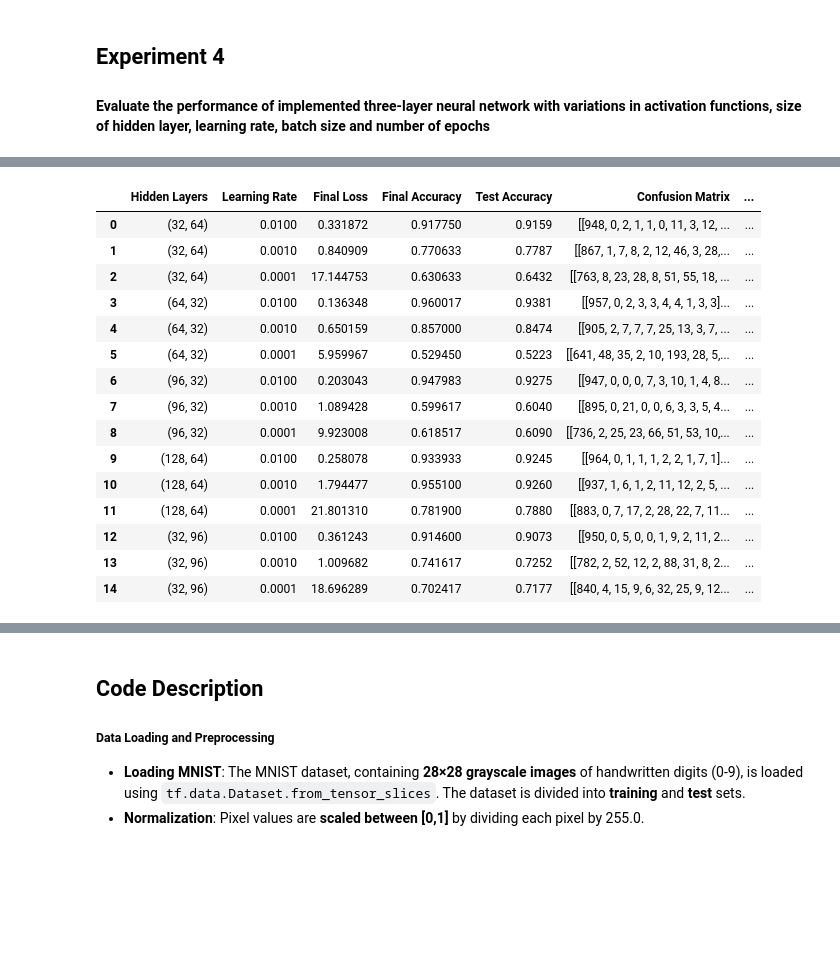
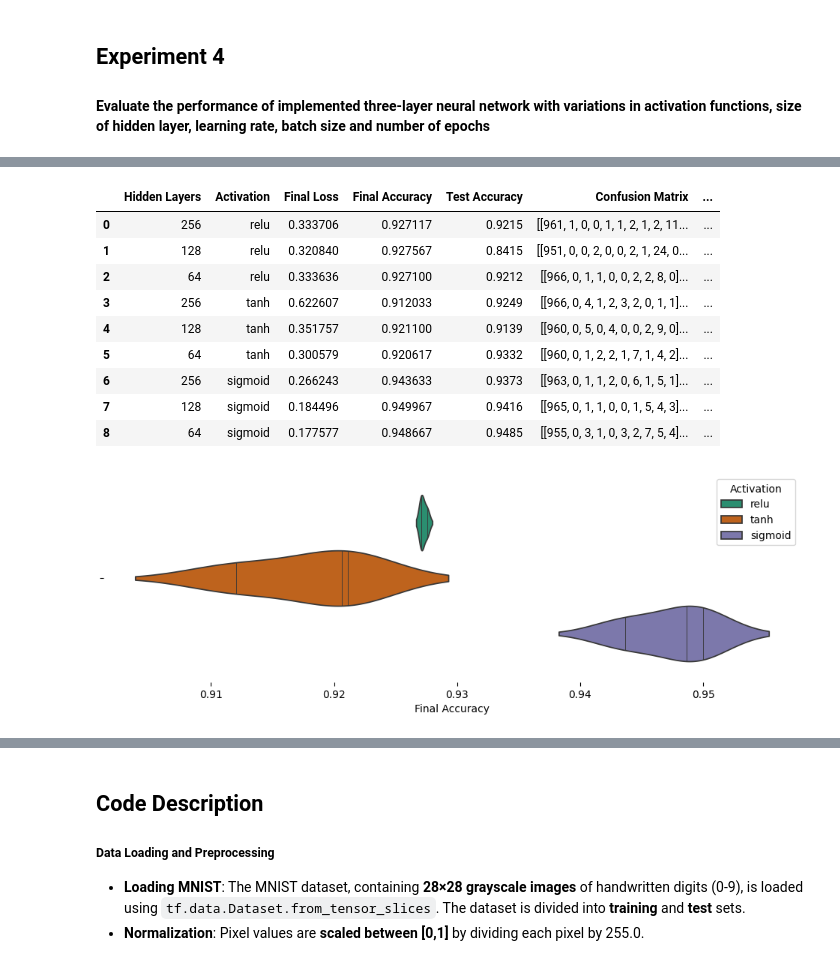
Before and after one commit to pungaliadarshil/23UADS4111-Darshil_Pungalia-NNLAB-2025, a Jupyter notebook: Exp-4.ipynb, the cells around one changed output, grey strips where cells are left out. Cells and saved outputs as stored; diff of their text form; code cells hidden in the pictures; blank space fills up the shorter version.

```diff
--- a/Exp-4.ipynb
+++ b/Exp-4.ipynb
@@ -22,15 +18,31 @@ epochs = 20
+# %%
+batch_size = 10
+epochs = 50
 # %%
-activations = ['relu', 'tanh']
-hidden_layer_sizes_double_layer = [(32,64), (64,32), (96,32), (128,64), (32,96)]
-learning_rates = [1e-2, 1e-3, 1e-4]
+activations = {'relu': tf.nn.relu, 'tanh': tf.nn.tanh, 'sigmoid': tf.nn.sigmoid}
+hidden_layer_sizes = [256, 128, 64]
 
-def activation_function(x):
-    return tf.nn.relu(x)
-
-# Dataset Prepare
+# Dataset
 def preprocess(image, label):
     image = tf.reshape(image, [784])
     image = tf.cast(image, tf.float32) / 255.0
     label = tf.one_hot(label, 10)
     return image, label
+
+train_data = (
+        tf.data.Dataset.from_tensor_slices((X_train, y_train))
+        .map(preprocess)
+        .shuffle(60000)
+        .batch(batch_size)
+        .cache()
+        .prefetch(tf.data.AUTOTUNE)
+    )
+
+test_data = (
+        tf.data.Dataset.from_tensor_slices((X_test, y_test))
+        .map(preprocess)
+        .batch(batch_size)
+        .cache()
+        .prefetch(tf.data.AUTOTUNE)
+    )
 # %%
@@ -131,10 +113,10 @@ def train_and_evaluate(hidden_layers, learning_rate):
 
     return loss_history, accuracy_history, test_acc, cm, execution_time
 # %%
-results_double_layer = []
+results = []
 
-for hidden_sizes in hidden_layer_sizes_double_layer:
-    for lr in learning_rates:
-        loss_hist, acc_hist, test_acc, cm, exec_time = train_and_evaluate(hidden_sizes, lr)
-        results_double_layer.append([hidden_sizes, lr, loss_hist[-1], acc_hist[-1], test_acc, cm, exec_time])
+for activation_name, activation in activations.items():
+    for hidden_size in hidden_layer_sizes:
+          loss, acc, test_acc, cm, exec_time = train_and_evaluate(hidden_size, activation)
+          results.append([hidden_size, activation_name, loss[-1], acc[-1], test_acc, cm, exec_time])
 # %% [output]
@@ -156,26 +132,27 @@ Completed: Layers=(32, 96), LR=0.0001
 # %%
-columns = ["Hidden Layers", "Learning Rate", "Final Loss", "Final Accuracy", "Test Accuracy", "Confusion Matrix", "Execution Time"]
+columns = ["Hidden Layers", "Activation", "Final Loss", "Final Accuracy", "Test Accuracy", "Confusion Matrix", "Execution Time"]
 
 
-neuralMetrics = pd.DataFrame(results_double_layer, columns=columns)
+neuralMetrics = pd.DataFrame(results, columns=columns)
 display(neuralMetrics)
 # %% [output]
-|  | Hidden Layers | Learning Rate | Final Loss | Final Accuracy | Test Accuracy | Confusion Matrix | ... |
-| 0 | (32, 64) | 0.0100 | 0.331872 | 0.917750 | 0.9159 | [[948, 0, 2, 1, 1, 0, 11, 3, 12, ... | ... |
-| 1 | (32, 64) | 0.0010 | 0.840909 | 0.770633 | 0.7787 | [[867, 1, 7, 8, 2, 12, 46, 3, 28,... | ... |
-| 2 | (32, 64) | 0.0001 | 17.144753 | 0.630633 | 0.6432 | [[763, 8, 23, 28, 8, 51, 55, 18, ... | ... |
-| 3 | (64, 32) | 0.0100 | 0.136348 | 0.960017 | 0.9381 | [[957, 0, 2, 3, 3, 4, 4, 1, 3, 3]... | ... |
-| 4 | (64, 32) | 0.0010 | 0.650159 | 0.857000 | 0.8474 | [[905, 2, 7, 7, 7, 25, 13, 3, 7, ... | ... |
-| 5 | (64, 32) | 0.0001 | 5.959967 | 0.529450 | 0.5223 | [[641, 48, 35, 2, 10, 193, 28, 5,... | ... |
-| 6 | (96, 32) | 0.0100 | 0.203043 | 0.947983 | 0.9275 | [[947, 0, 0, 0, 7, 3, 10, 1, 4, 8... | ... |
-| 7 | (96, 32) | 0.0010 | 1.089428 | 0.599617 | 0.6040 | [[895, 0, 21, 0, 0, 6, 3, 3, 5, 4... | ... |
-| 8 | (96, 32) | 0.0001 | 9.923008 | 0.618517 | 0.6090 | [[736, 2, 25, 23, 66, 51, 53, 10,... | ... |
-| 9 | (128, 64) | 0.0100 | 0.258078 | 0.933933 | 0.9245 | [[964, 0, 1, 1, 1, 2, 2, 1, 7, 1]... | ... |
-| 10 | (128, 64) | 0.0010 | 1.794477 | 0.955100 | 0.9260 | [[937, 1, 6, 1, 2, 11, 12, 2, 5, ... | ... |
-| 11 | (128, 64) | 0.0001 | 21.801310 | 0.781900 | 0.7880 | [[883, 0, 7, 17, 2, 28, 22, 7, 11... | ... |
-| 12 | (32, 96) | 0.0100 | 0.361243 | 0.914600 | 0.9073 | [[950, 0, 5, 0, 0, 1, 9, 2, 11, 2... | ... |
-| 13 | (32, 96) | 0.0010 | 1.009682 | 0.741617 | 0.7252 | [[782, 2, 52, 12, 2, 88, 31, 8, 2... | ... |
-| 14 | (32, 96) | 0.0001 | 18.696289 | 0.702417 | 0.7177 | [[840, 4, 15, 9, 6, 32, 25, 9, 12... | ... |
+|  | Hidden Layers | Activation | Final Loss | Final Accuracy | Test Accuracy | Confusion Matrix | ... |
+| 0 | 256 | relu | 0.333706 | 0.927117 | 0.9215 | [[961, 1, 0, 0, 1, 1, 2, 1, 2, 11... | ... |
+| 1 | 128 | relu | 0.320840 | 0.927567 | 0.8415 | [[951, 0, 0, 2, 0, 0, 2, 1, 24, 0... | ... |
+| 2 | 64 | relu | 0.333636 | 0.927100 | 0.9212 | [[966, 0, 1, 1, 0, 0, 2, 2, 8, 0]... | ... |
+| 3 | 256 | tanh | 0.622607 | 0.912033 | 0.9249 | [[966, 0, 4, 1, 2, 3, 2, 0, 1, 1]... | ... |
+| 4 | 128 | tanh | 0.351757 | 0.921100 | 0.9139 | [[960, 0, 5, 0, 4, 0, 0, 2, 9, 0]... | ... |
+| 5 | 64 | tanh | 0.300579 | 0.920617 | 0.9332 | [[960, 0, 1, 2, 2, 1, 7, 1, 4, 2]... | ... |
+| 6 | 256 | sigmoid | 0.266243 | 0.943633 | 0.9373 | [[963, 0, 1, 1, 2, 0, 6, 1, 5, 1]... | ... |
+| 7 | 128 | sigmoid | 0.184496 | 0.949967 | 0.9416 | [[965, 0, 1, 1, 0, 0, 1, 5, 4, 3]... | ... |
+| 8 | 64 | sigmoid | 0.177577 | 0.948667 | 0.9485 | [[955, 0, 3, 1, 0, 3, 2, 7, 5, 4]... | ... |
+# %%
+figsize = (12, 1.2 * len(neuralMetrics['Activation'].unique()))
+plt.figure(figsize=figsize);
+sns.violinplot(neuralMetrics, x='Final Accuracy', hue='Activation', inner='stick', palette='Dark2')
+sns.despine(top=True, right=True, bottom=True, left=True)
+# %% [output]
+[figure, added]
 # %%
 trials = neuralMetrics.shape[0]
 
```
Also changed, not shown: parts of 7 cells of this notebook, 1 other file.
